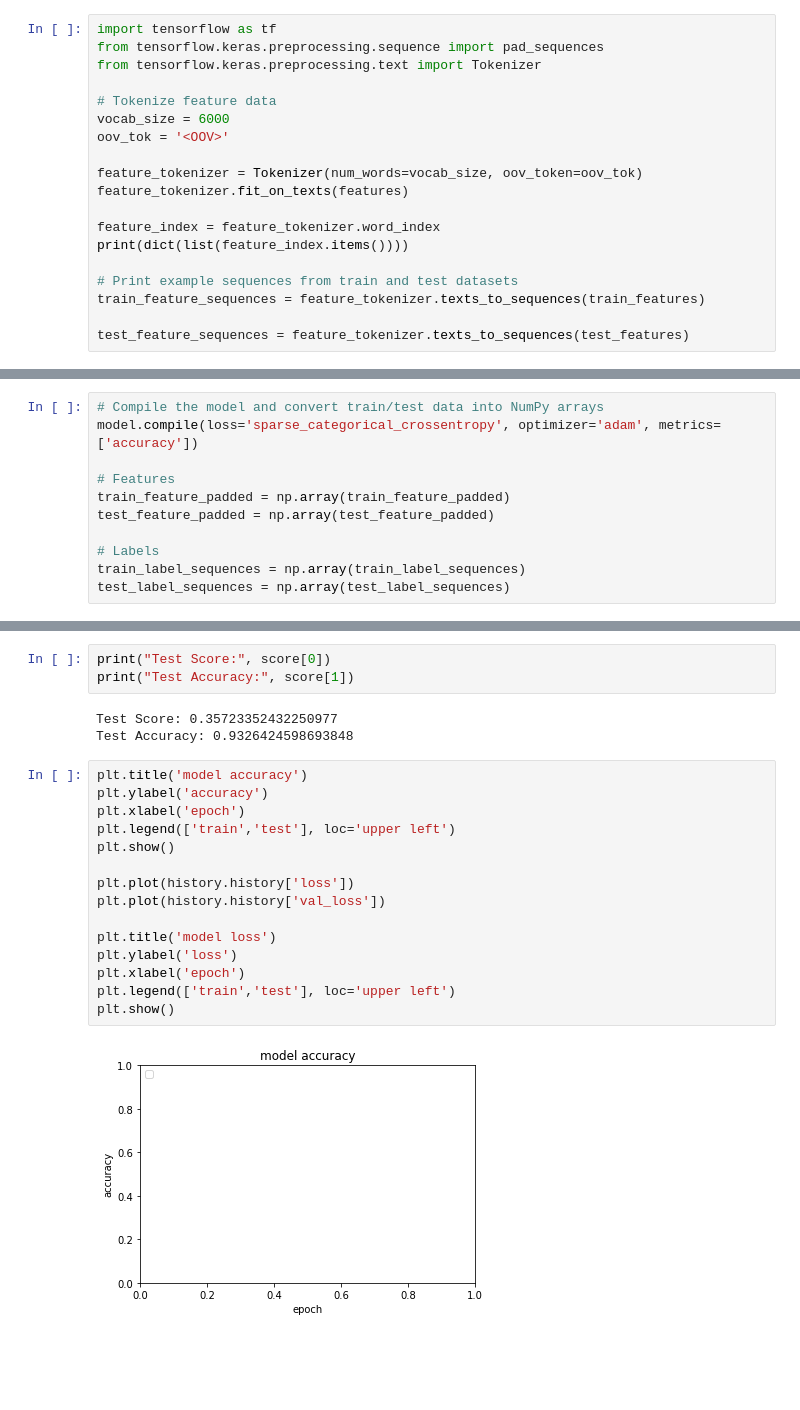
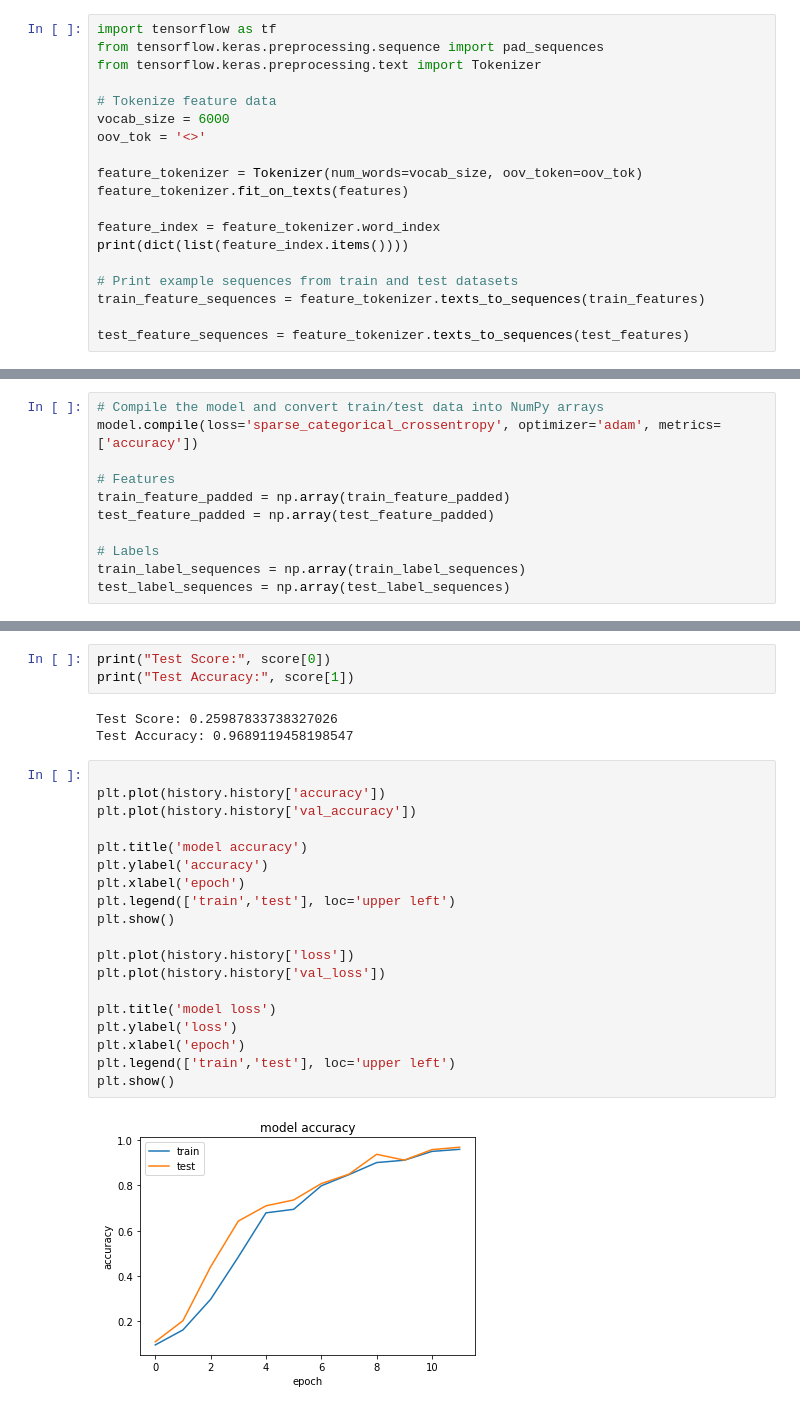
Before and after one commit to AmrutaKoshe/Resume-Screening, a Jupyter notebook: Resume_Screening.ipynb, the cells around one changed output, grey strips where cells are left out. Drawn from its saved outputs; the diff is of its cells as text; blank space fills up the shorter version.

```diff
--- a/Resume_Screening.ipynb
+++ b/Resume_Screening.ipynb
@@ -218,7 +243,7 @@ from tensorflow.keras.preprocessing.text import Tokenizer
 
 # Tokenize feature data
 vocab_size = 6000
-oov_tok = '<OOV>'
+oov_tok = '<>'
 
 feature_tokenizer = Tokenizer(num_words=vocab_size, oov_token=oov_tok)
 feature_tokenizer.fit_on_texts(features)
@@ -364,22 +389,26 @@ score = model.evaluate(test_feature_padded, test_label_sequences, verbose=1)
 print("Test Score:", score[0])
 print("Test Accuracy:", score[1])
 # %% [output]
-Test Score: 0.35723352432250977
-Test Accuracy: 0.9326424598693848
+Test Score: 0.25987833738327026
+Test Accuracy: 0.9689119458198547
 # %%
+
+plt.plot(history.history['accuracy'])
+plt.plot(history.history['val_accuracy'])
+
 plt.title('model accuracy')
 plt.ylabel('accuracy')
 plt.xlabel('epoch')
 plt.legend(['train','test'], loc='upper left')
 plt.show()
 
 plt.plot(history.history['loss'])
 plt.plot(history.history['val_loss'])
 
 plt.title('model loss')
 plt.ylabel('loss')
 plt.xlabel('epoch')
 plt.legend(['train','test'], loc='upper left')
 plt.show()
 # %% [output]
-[figure, old version]
+[figure, new version]
```
Also changed, not shown: parts of 19 cells of this notebook.
